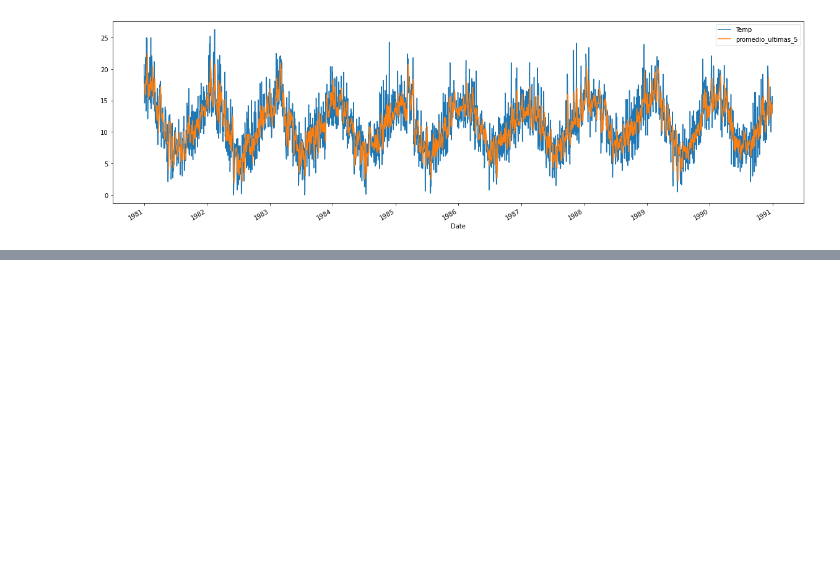
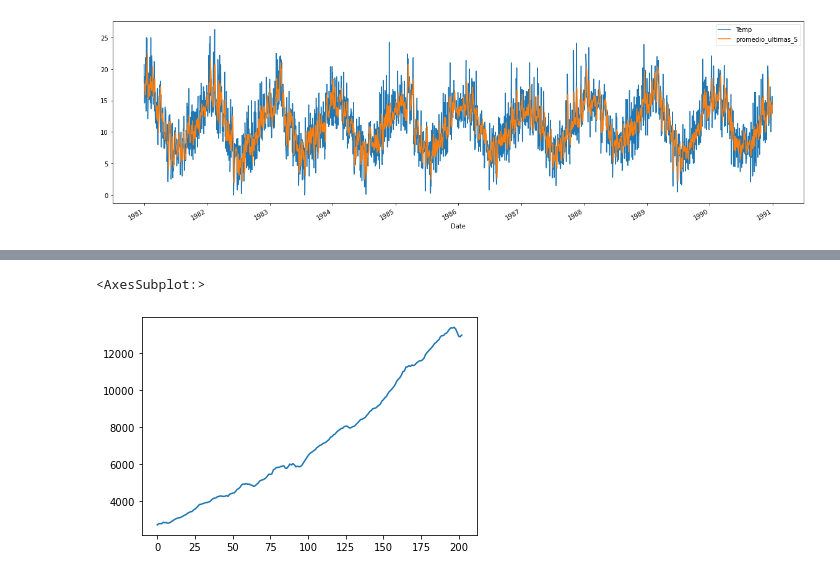
Before and after one commit to Ladivcr/Neural-network-class, a Jupyter notebook: RN2/Time_Series/TimeSeries_1.ipynb, the cells around one changed output, grey strips where cells are left out. Cells and saved outputs as stored; diff of their text form; code cells hidden in the pictures; blank space fills up the shorter version.

```diff
--- a/RN2/Time_Series/TimeSeries_1.ipynb
+++ b/RN2/Time_Series/TimeSeries_1.ipynb
@@ -530,0 +573,2 @@ df[['Temp', 'promedio_ultimas_5']].plot.line(figsize=(20,6))
+# %%
+d = pd.read_csv('/notebooks/storage/mydata/macrodata.csv')
@@ -530,0 +584,5 @@ df[['Temp', 'promedio_ultimas_5']].plot.line(figsize=(20,6))
+# %%
+d['realgdp'].plot()
+# %% [output]
+<AxesSubplot:>
+[figure, added]
```
Also changed, not shown: parts of 19 cells of this notebook.
